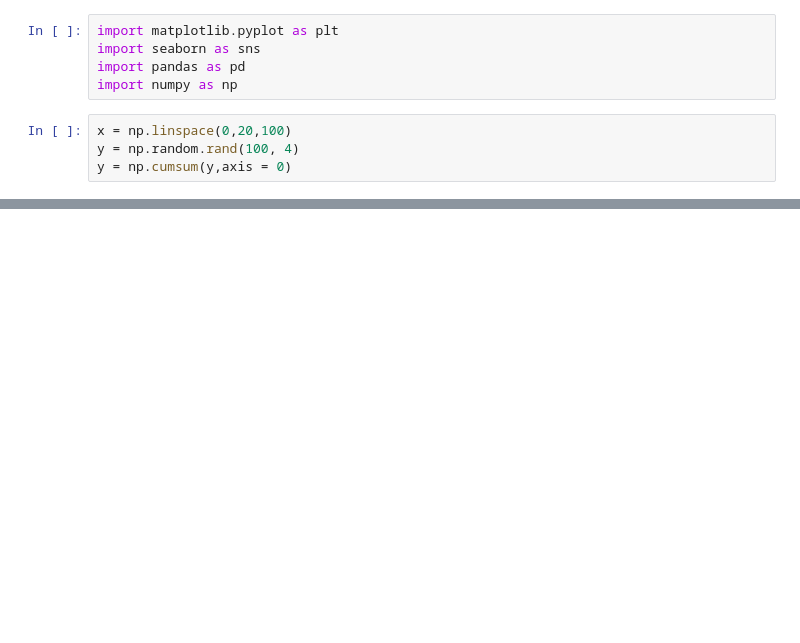
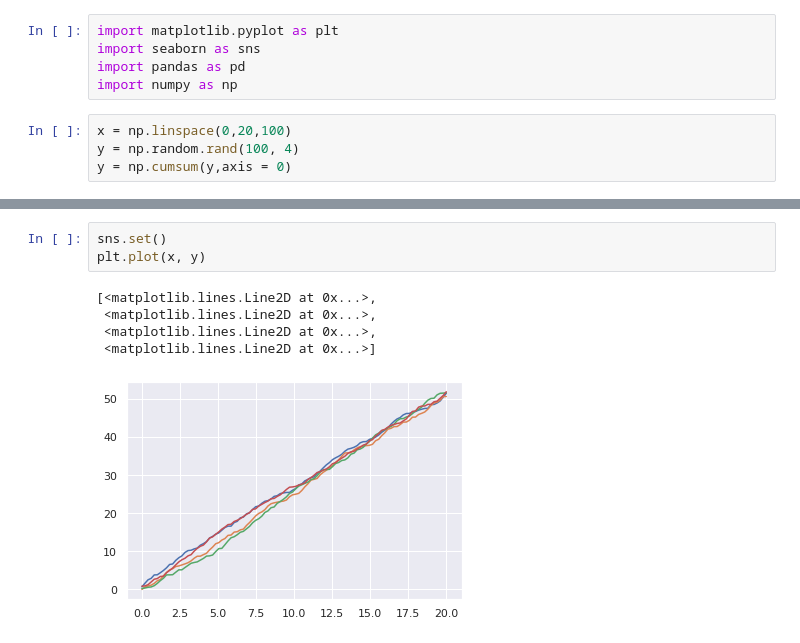
Before and after one commit to KonradBier/kBI, a Jupyter notebook: Wizualizacje1.ipynb, the cells around one changed output, grey strips where cells are left out. Drawn from its saved outputs; the diff is of its cells as text; blank space fills up the shorter version.

```diff
--- a/Wizualizacje1.ipynb
+++ b/Wizualizacje1.ipynb
@@ -19,0 +20,9 @@ plt.plot(x, y)
+# %%
+sns.set()
+plt.plot(x, y)
+# %% [output]
+[<matplotlib.lines.Line2D at 0x...>,
+ <matplotlib.lines.Line2D at 0x...>,
+ <matplotlib.lines.Line2D at 0x...>,
+ <matplotlib.lines.Line2D at 0x...>]
+[figure, added]
```
Also changed, not shown: parts of 9 cells of this notebook.
